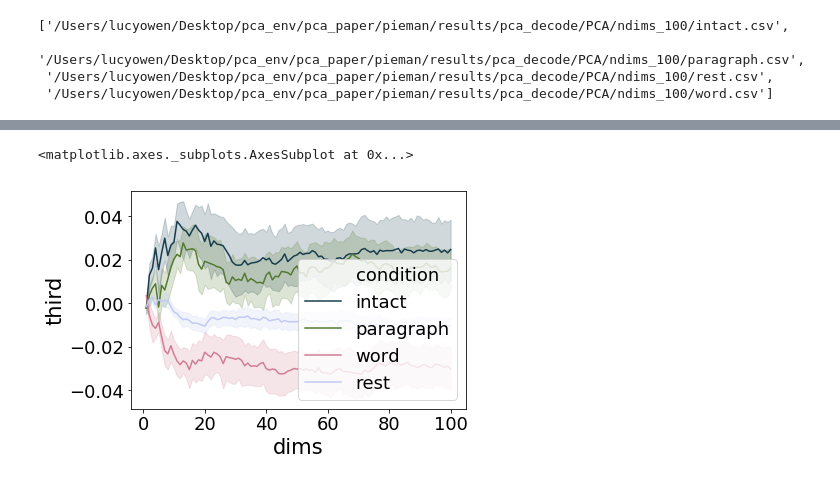
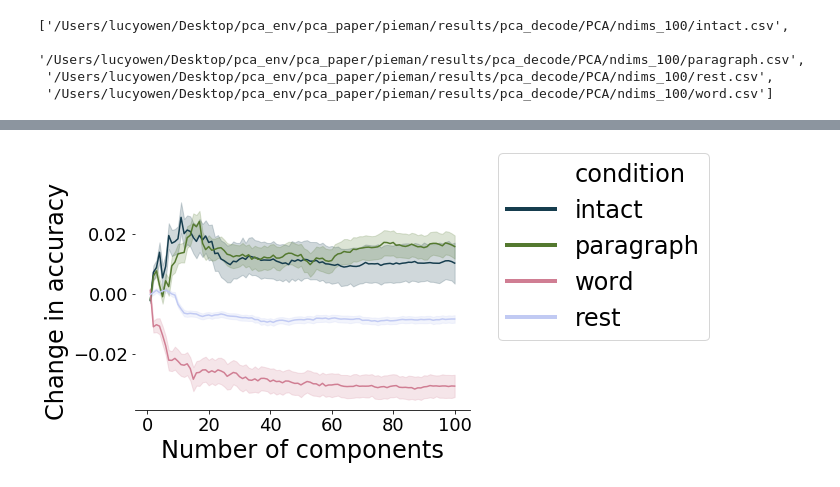
Before and after one commit to ContextLab/pca_paper, a Jupyter notebook: code/notebooks/pca_pieman_decoding.ipynb, the cells around one changed output, grey strips where cells are left out. Cells and saved outputs as stored; diff of their text form; code cells hidden in the pictures.

```diff
--- a/code/notebooks/pca_pieman_decoding.ipynb
+++ b/code/notebooks/pca_pieman_decoding.ipynb
@@ -271,12 +265,23 @@ for i in range(3):
 # %%
 data_regression = full_data.groupby(['iteration', 'folds', 'condition', 'dims'],
                            group_keys=False).apply(regress, 'accuracy', ['third']).reset_index()
-# %%
-sns.lineplot(x="dims", y="third",
-             hue="condition",
-             data=data_regression, palette="cubehelix",
-           hue_order=['intact', 'paragraph', 'word', 'rest'])
-# %% [output]
-<matplotlib.axes._subplots.AxesSubplot at 0x...>
-[figure, removed]
+# %%
+outfile = os.path.join(figdir, 'Changes_across_thirds.pdf')
+
+fig, ax = plt.subplots()
+sns.lineplot(x="dims", y="third",
+             hue="condition",
+             data=data_regression, palette="cubehelix",
+           hue_order=['intact', 'paragraph', 'word', 'rest'])
+sns.despine(ax=ax, left=True)
+#ax.set_title('Accuracy by components for third: ' + str(i + 1))
+ax.set_ylabel('Change in accuracy',fontsize=24)
+ax.set_xlabel('Number of components',fontsize=24)
+
+l = ax.legend(loc='center right', bbox_to_anchor=(1.75, 0.75), ncol=1,fontsize=24)
+for line in l.get_lines():
+    line.set_linewidth(4.0)
+fig.savefig(outfile, bbox_inches='tight')
+# %% [output]
+[figure, added]
 # %%
```
Also changed, not shown: parts of 10 cells of this notebook, 18 other files.
